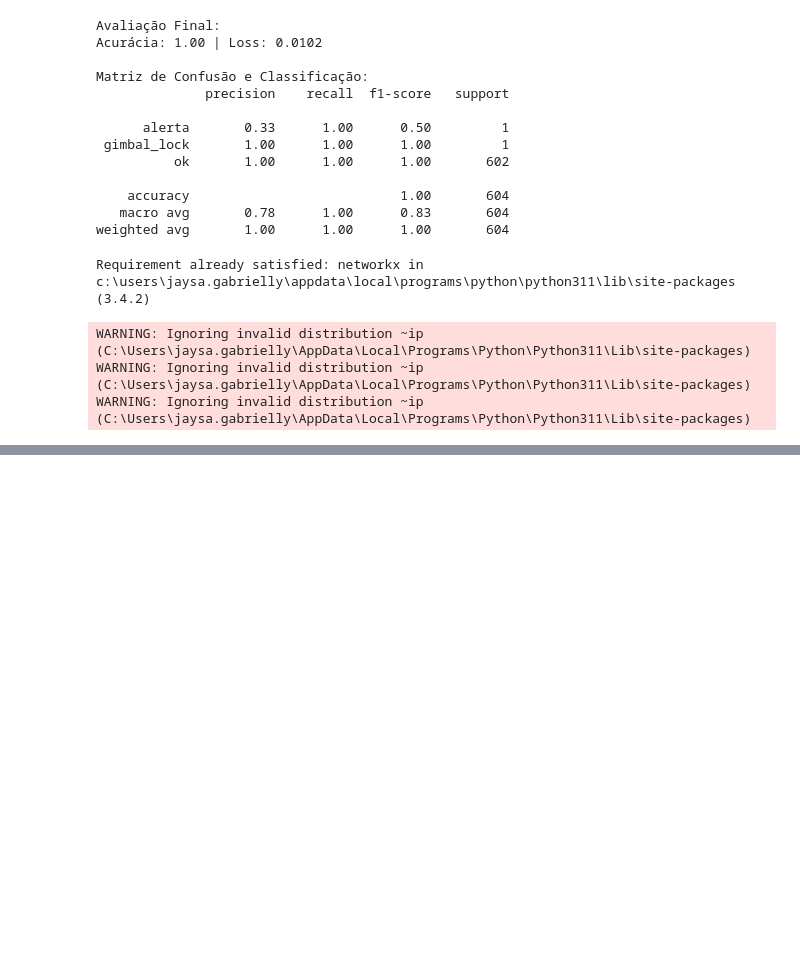
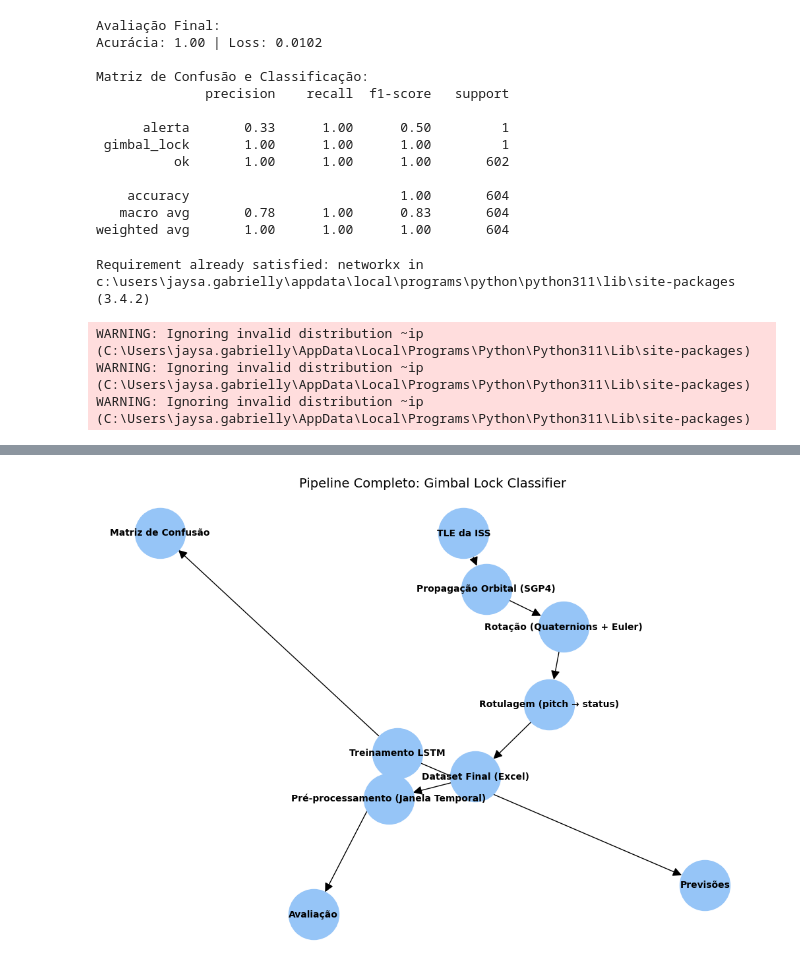
Before and after one commit to el-pitchula/GyroAI-SAT, a Jupyter notebook: notebooks/GimbalLock_IA_Classifier.ipynb, the cells around one changed output, grey strips where cells are left out. Drawn from its saved outputs; the diff is of its cells as text; code cells hidden in the pictures; blank space fills up the shorter version.

```diff
--- a/notebooks/GimbalLock_IA_Classifier.ipynb
+++ b/notebooks/GimbalLock_IA_Classifier.ipynb
@@ -408,0 +409,28 @@ plt.show()
+# %%
+import matplotlib.pyplot as plt
+import networkx as nx
+
+# Criando o grafo
+G = nx.DiGraph()
+
+# Etapas do pipeline
+G.add_edge("TLE da ISS", "Propagação Orbital (SGP4)")
+G.add_edge("Propagação Orbital (SGP4)", "Rotação (Quaternions + Euler)")
+G.add_edge("Rotação (Quaternions + Euler)", "Rotulagem (pitch → status)")
+G.add_edge("Rotulagem (pitch → status)", "Dataset Final (Excel)")
+
+# Modelagem de IA
+G.add_edge("Dataset Final (Excel)", "Pré-processamento (Janela Temporal)")
+G.add_edge("Pré-processamento (Janela Temporal)", "Treinamento LSTM")
+G.add_edge("Treinamento LSTM", "Avaliação")
+G.add_edge("Treinamento LSTM", "Matriz de Confusão")
+G.add_edge("Treinamento LSTM", "Previsões")
+
+# Visualização
+plt.figure(figsize=(10, 7))
+pos = nx.spring_layout(G, seed=42)
+nx.draw(G, pos, with_labels=True, node_color="#96c5f7", node_size=3000, font_size=10, font_weight='bold', arrowsize=20)
+plt.title("Pipeline Completo: Gimbal Lock Classifier", fontsize=14)
+plt.show()
+# %% [output]
+[figure, added]
```
Also changed, not shown: parts of 2 cells of this notebook.
